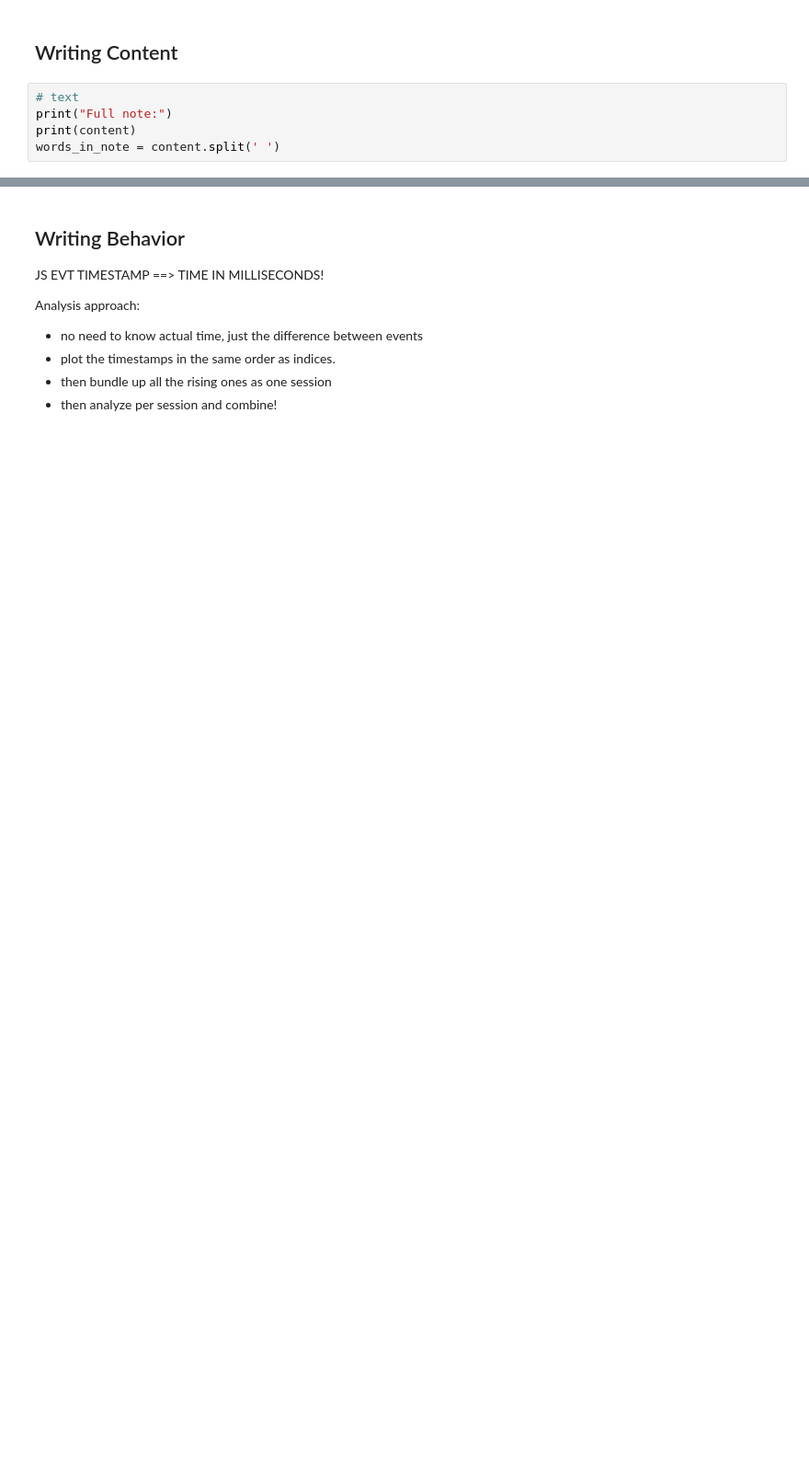
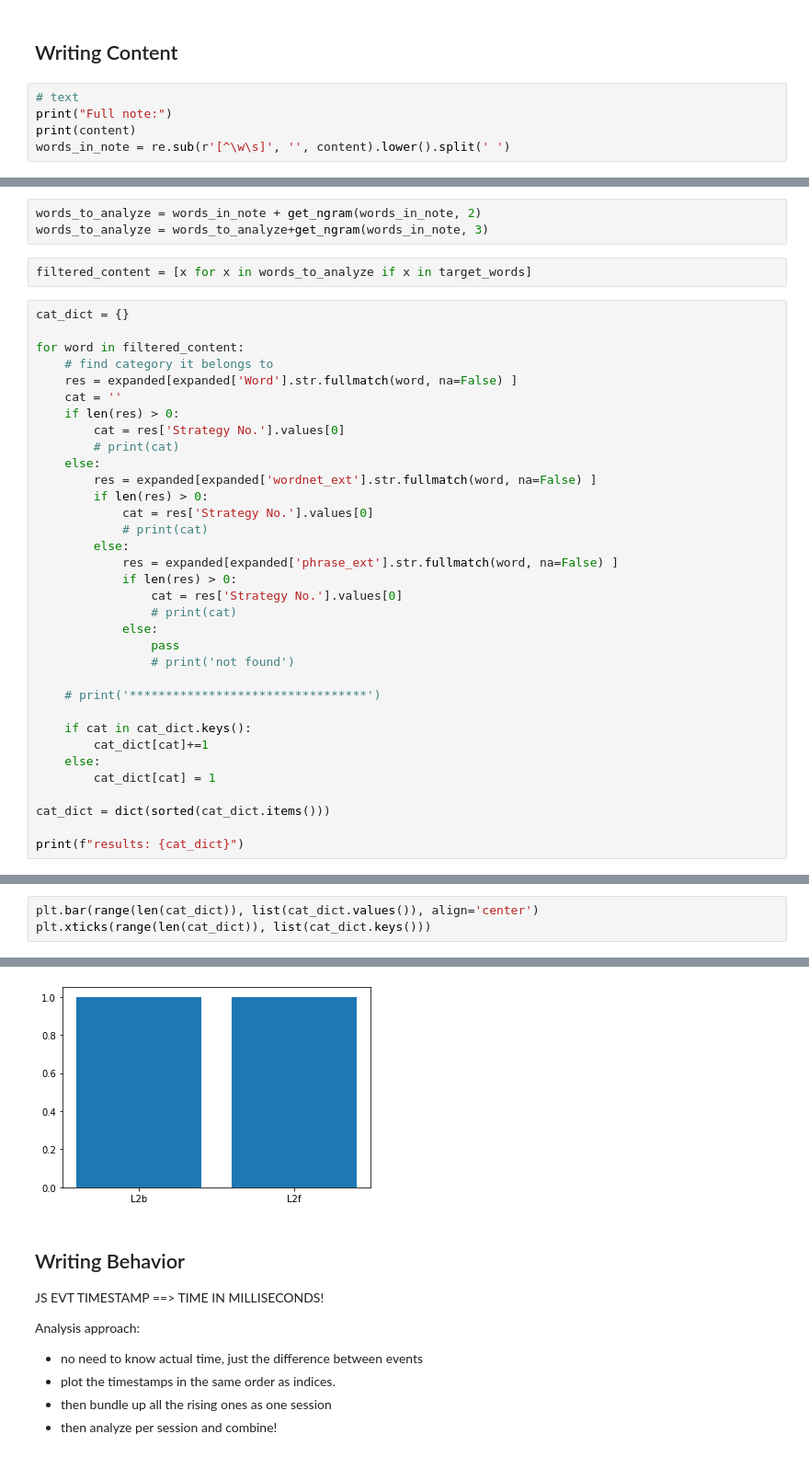
Before and after one commit to ucla-hci/journal, a Jupyter notebook: analytics/analysis.ipynb, the cells around one changed output, grey strips where cells are left out. Shown: that part at 92% size. Drawn from its saved outputs; the diff is of its cells as text; blank space fills up the shorter version.

```diff
--- a/analytics/analysis.ipynb
+++ b/analytics/analysis.ipynb
@@ -35,6 +42,6 @@ Note length: 103 words
 # text
 print("Full note:")
 print(content)
-words_in_note = content.split(' ')
+words_in_note = re.sub(r'[^\w\s]', '', content).lower().split(' ')
 # %% [output]
 Full note:
@@ -106,0 +81,39 @@ expanded[expanded['Word'].str.contains('|'.join(dummy), na=False)
+# %%
+words_to_analyze = words_in_note + get_ngram(words_in_note, 2)
+words_to_analyze = words_to_analyze+get_ngram(words_in_note, 3)
+# %%
+filtered_content = [x for x in words_to_analyze if x in target_words]
+# %%
+cat_dict = {}
+
+for word in filtered_content:
+    # find category it belongs to
+    res = expanded[expanded['Word'].str.fullmatch(word, na=False) ]
+    cat = ''
+    if len(res) > 0:
+        cat = res['Strategy No.'].values[0]
+        # print(cat)
+    else:
+        res = expanded[expanded['wordnet_ext'].str.fullmatch(word, na=False) ]
+        if len(res) > 0:
+            cat = res['Strategy No.'].values[0]
+            # print(cat)
+        else:
+            res = expanded[expanded['phrase_ext'].str.fullmatch(word, na=False) ]
+            if len(res) > 0:
+                cat = res['Strategy No.'].values[0]
+                # print(cat)
+            else:
+                pass
+                # print('not found')
+
+    # print('*********************************')
+
+    if cat in cat_dict.keys():
+        cat_dict[cat]+=1
+    else:
+        cat_dict[cat] = 1
+
+cat_dict = dict(sorted(cat_dict.items()))
+
+print(f"results: {cat_dict}")
@@ -106,0 +122,4 @@ expanded[expanded['Word'].str.contains('|'.join(dummy), na=False)
+# %%
+plt.bar(range(len(cat_dict)), list(cat_dict.values()), align='center')
+plt.xticks(range(len(cat_dict)), list(cat_dict.keys()))
+# %% [output]
@@ -107,3 +129,4 @@ expanded[expanded['Word'].str.contains('|'.join(dummy), na=False)
+[figure, added]
 # %% [markdown]
 ## Writing Behavior
 
```
Also changed, not shown: parts of 47 cells of this notebook, 3 other files.
